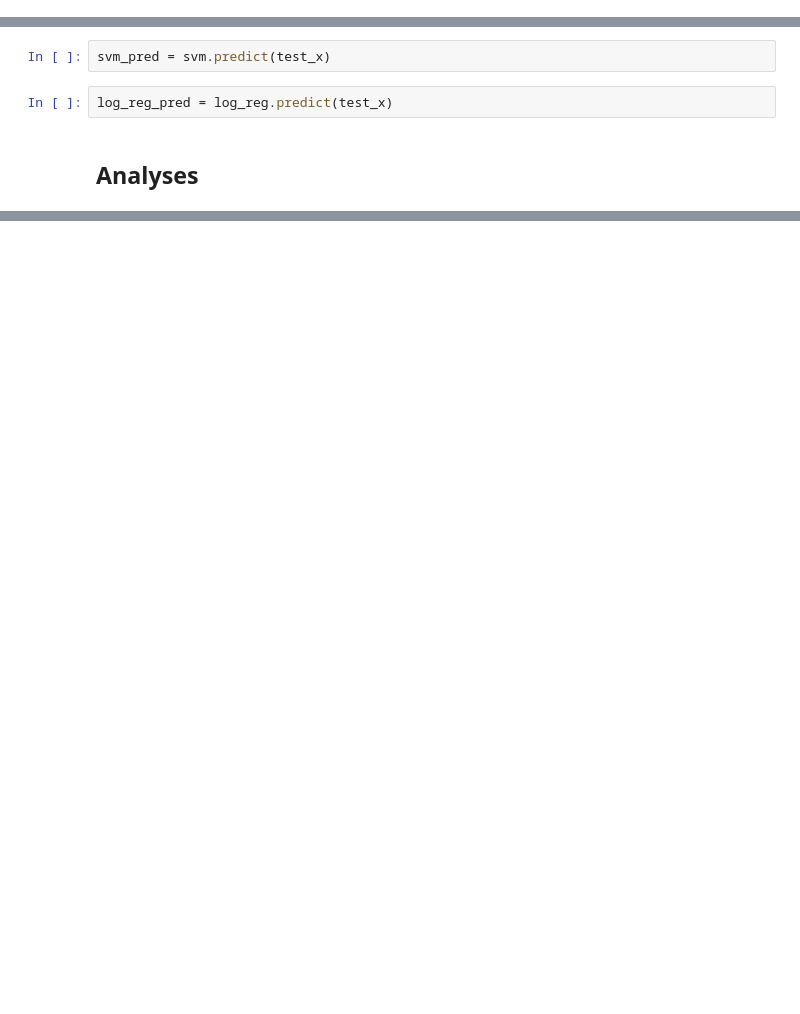
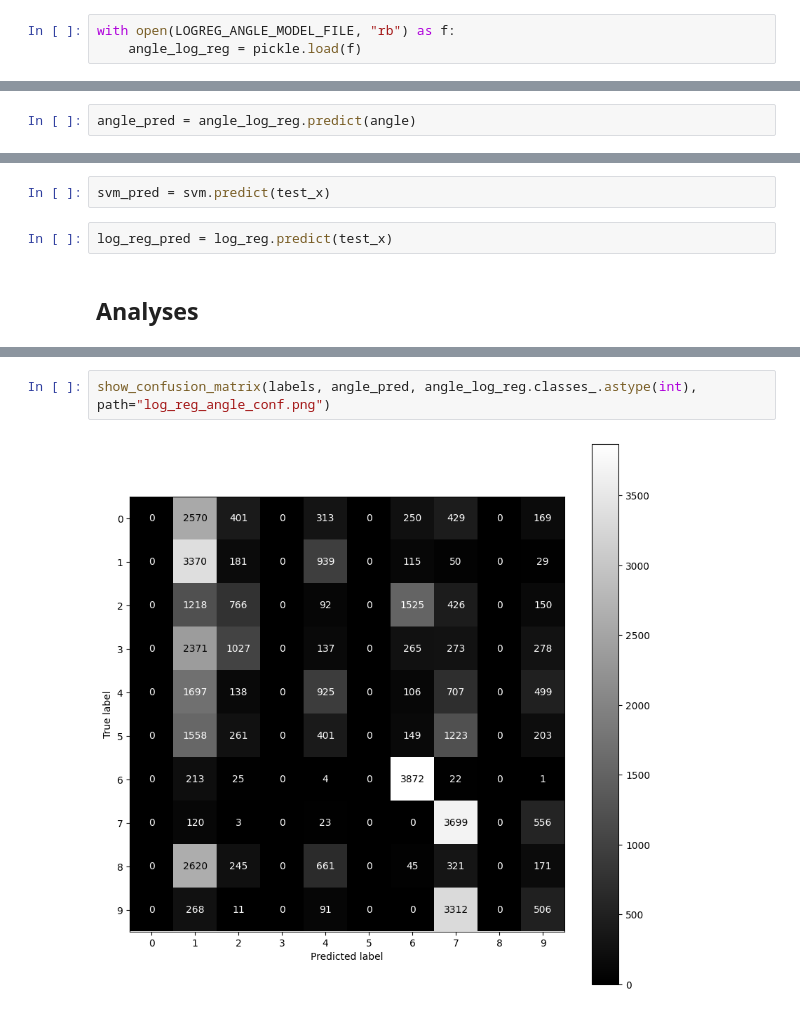
Before and after one commit to SjorsLockhorst/pattrec1, a Jupyter notebook: Analysis.ipynb, the cells around one changed output, grey strips where cells are left out. Saved outputs shown, nothing was run; the diff lists cells and outputs as text; blank space fills up the shorter version.

```diff
--- a/Analysis.ipynb
+++ b/Analysis.ipynb
@@ -92,0 +118,3 @@ Epoch 1754,
+# %%
+with open(LOGREG_ANGLE_MODEL_FILE, "rb") as f:
+    angle_log_reg = pickle.load(f)
@@ -100,0 +134,2 @@ with open(LOGREG_MODEL_FILE, "rb") as f:
+# %%
+angle_pred = angle_log_reg.predict(angle)
@@ -134,0 +277,4 @@ def mcnemar_test(pred_y_a, pred_y_b, correct):
+# %%
+show_confusion_matrix(labels, angle_pred, angle_log_reg.classes_.astype(int), path="log_reg_angle_conf.png")
+# %% [output]
+[figure, added]
```
Also changed, not shown: parts of 31 cells of this notebook, 10 other files.
